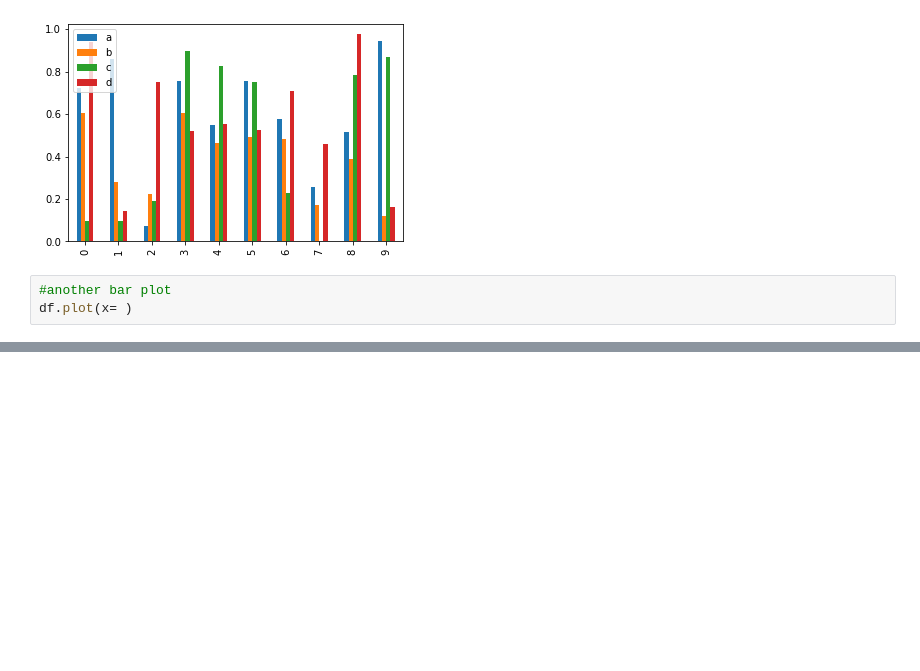
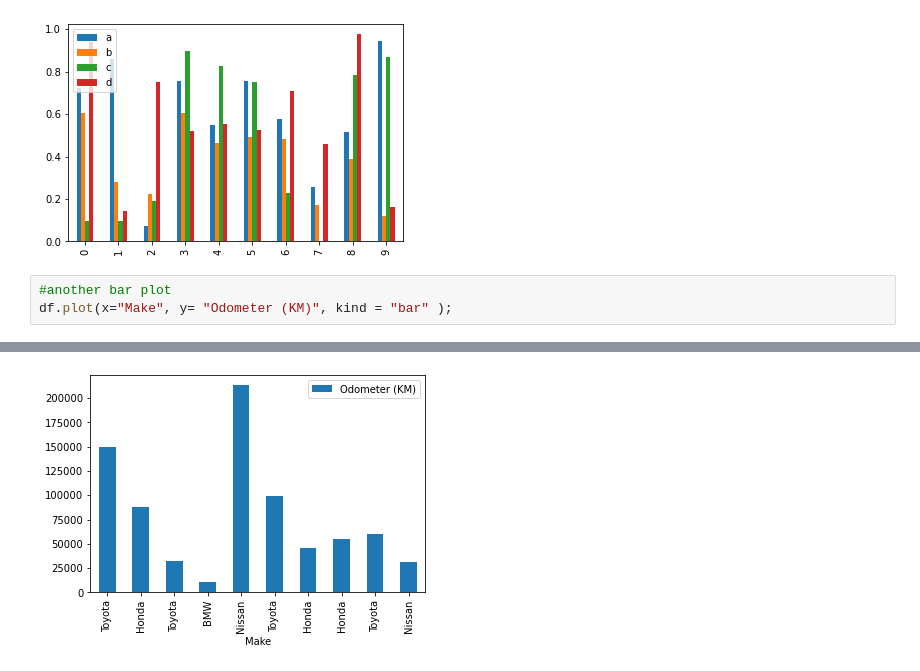
Before and after one commit to ineelhere/Machine-Learning-and-Data-Science, a Jupyter notebook: Matplotlib/matplotlib.ipynb, the cells around one changed output, grey strips where cells are left out. Cells and saved outputs as stored; diff of their text form; blank space fills up the shorter version.

```diff
--- a/Matplotlib/matplotlib.ipynb
+++ b/Matplotlib/matplotlib.ipynb
@@ -460,5 +460,5 @@ df2.plot.bar()
 [figure]
 # %%
 #another bar plot
-df.plot(x= )
+df.plot(x="Make", y= "Odometer (KM)", kind = "bar" );
 # %% [output]
@@ -465,0 +465 @@ SyntaxError: invalid syntax (<ipython-input-38-d3e2520ff857>, line 2)
+[figure, added]
```
Also changed, not shown: parts of 19 cells of this notebook.
